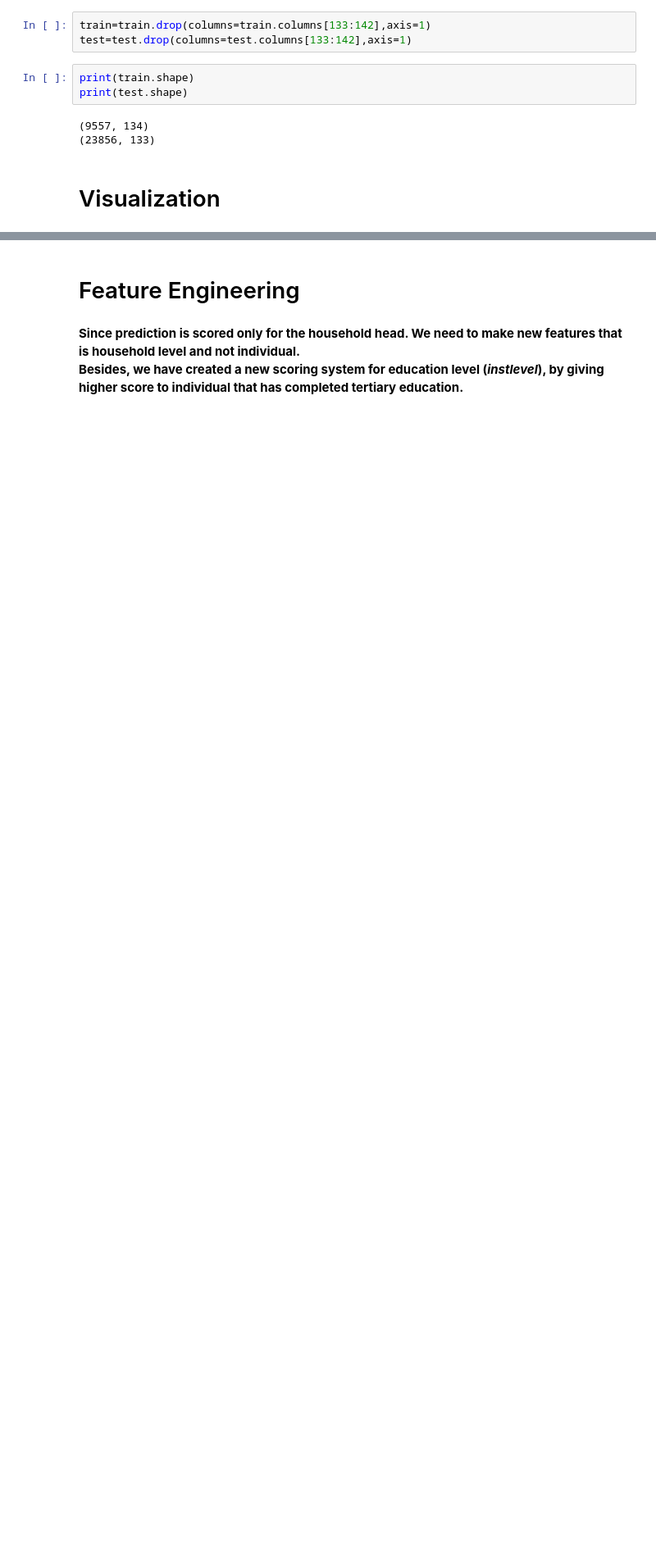
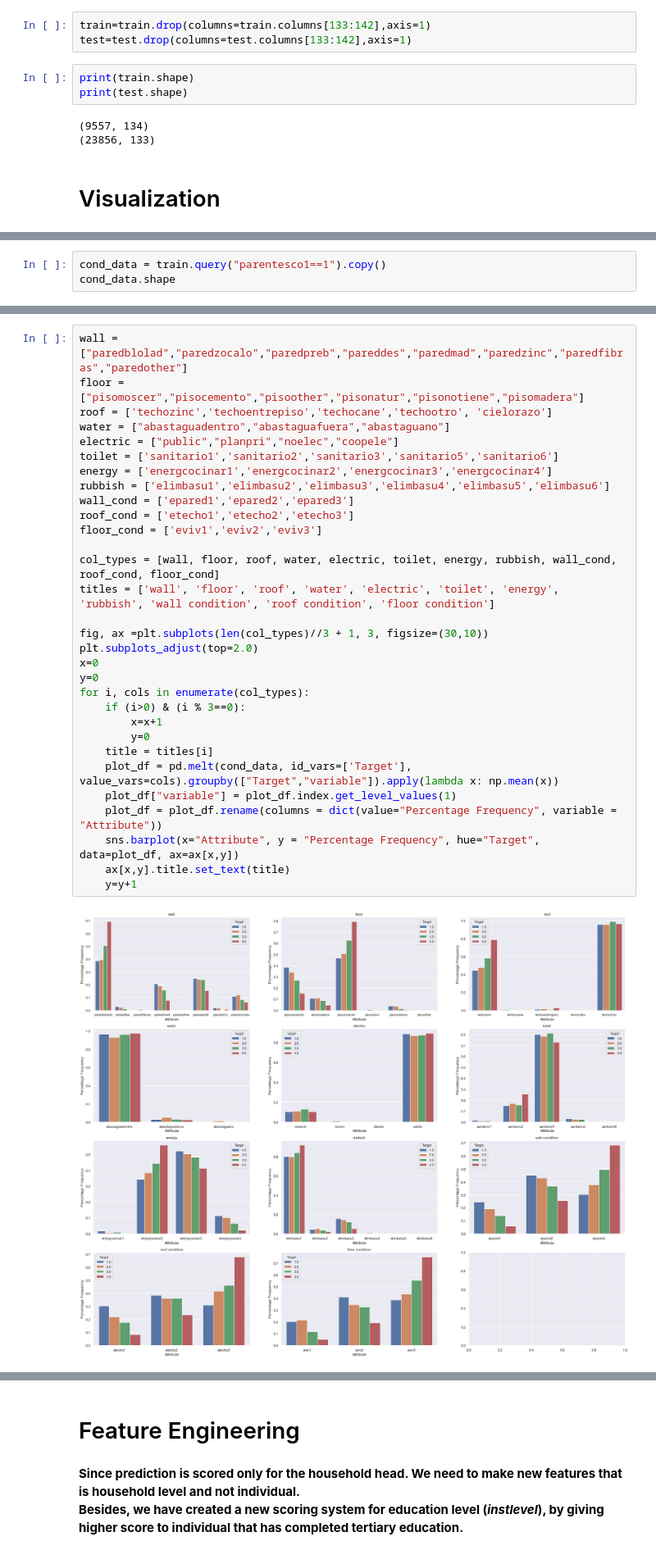
Before and after one commit to junyitt/CostaRica7003, a Jupyter notebook: EnJun/DataAnalyticsProject.ipynb, the cells around one changed output, grey strips where cells are left out. Shown: that part at 82% size. Drawn from its saved outputs; the diff is of its cells as text; blank space fills up the shorter version.

```diff
--- a/EnJun/DataAnalyticsProject.ipynb
+++ b/EnJun/DataAnalyticsProject.ipynb
@@ -441,0 +391,3 @@ train_boxplot = trainNorm.boxplot(figsize=(140,10))
+# %%
+cond_data = train.query("parentesco1==1").copy()
+cond_data.shape
@@ -441,0 +399,33 @@ train_boxplot = trainNorm.boxplot(figsize=(140,10))
+# %%
+wall = ["paredblolad","paredzocalo","paredpreb","pareddes","paredmad","paredzinc","paredfibras","paredother"]
+floor = ["pisomoscer","pisocemento","pisoother","pisonatur","pisonotiene","pisomadera"]
+roof = ['techozinc','techoentrepiso','techocane','techootro', 'cielorazo']
+water = ["abastaguadentro","abastaguafuera","abastaguano"]
+electric = ["public","planpri","noelec","coopele"]
+toilet = ['sanitario1','sanitario2','sanitario3','sanitario5','sanitario6']
+energy = ['energcocinar1','energcocinar2','energcocinar3','energcocinar4']
+rubbish = ['elimbasu1','elimbasu2','elimbasu3','elimbasu4','elimbasu5','elimbasu6']
+wall_cond = ['epared1','epared2','epared3']
+roof_cond = ['etecho1','etecho2','etecho3']
+floor_cond = ['eviv1','eviv2','eviv3']
+
+col_types = [wall, floor, roof, water, electric, toilet, energy, rubbish, wall_cond, roof_cond, floor_cond]
+titles = ['wall', 'floor', 'roof', 'water', 'electric', 'toilet', 'energy', 'rubbish', 'wall condition', 'roof condition', 'floor condition']
+
+fig, ax =plt.subplots(len(col_types)//3 + 1, 3, figsize=(30,10))
+plt.subplots_adjust(top=2.0)
+x=0
+y=0
+for i, cols in enumerate(col_types):
+    if (i>0) & (i % 3==0):
+        x=x+1
+        y=0
+    title = titles[i]
+    plot_df = pd.melt(cond_data, id_vars=['Target'], value_vars=cols).groupby(["Target","variable"]).apply(lambda x: np.mean(x))
+    plot_df["variable"] = plot_df.index.get_level_values(1)
+    plot_df = plot_df.rename(columns = dict(value="Percentage Frequency", variable = "Attribute"))
+    sns.barplot(x="Attribute", y = "Percentage Frequency", hue="Target", data=plot_df, ax=ax[x,y])
+    ax[x,y].title.set_text(title)
+    y=y+1
+# %% [output]
+[figure, added]
```
Also changed, not shown: parts of 29 cells of this notebook.
